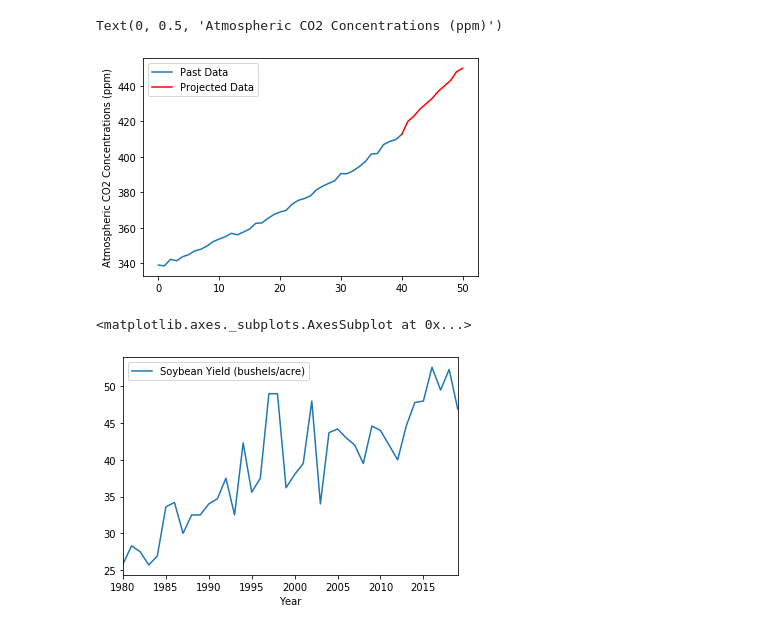
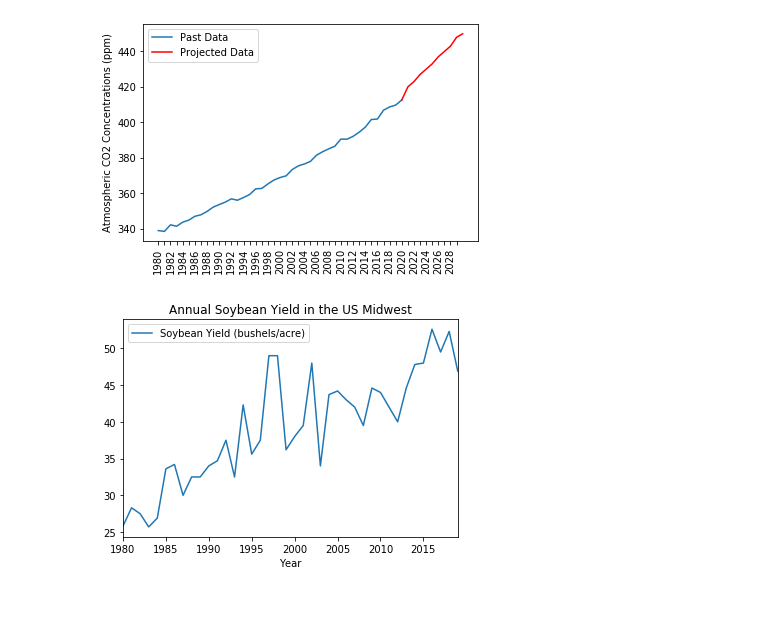
Before and after one commit to laniepreston/CapstoneCode, a Jupyter notebook: regression_models.ipynb, the cells around one changed output. Drawn from its saved outputs; the diff is of its cells as text; code cells hidden in the pictures; blank space fills up the shorter version.

```diff
--- a/regression_models.ipynb
+++ b/regression_models.ipynb
@@ -5,23 +6,26 @@ import matplotlib.pyplot as plt
 # %%
 #data on atmospheric carbon dioxide concentrations
 co2 = pd.read_excel("co2ppm.xlsx")
 
 y1 = co2['co2_ppm'].loc[:40]
 y2 = co2['co2_ppm'].loc[40:]
 
 plt.plot(co2['co2_ppm'].loc[:40], label="Past Data")
 plt.plot(co2['co2_ppm'].loc[40:], label="Projected Data", color='red')
+plt.xticks(np.arange(50), range(1980, 2030), rotation=90)
+ax=plt.gca()
+[label.set_visible(False) for (index,label) in enumerate(ax.xaxis.get_ticklabels()) if index % 2 != 0]
 plt.legend(loc="upper left")
 plt.ylabel("Atmospheric CO2 Concentrations (ppm)")
+
+annual_co2 = co2.set_index('Year')
 # %% [output]
-Text(0, 0.5, 'Atmospheric CO2 Concentrations (ppm)')
-[figure, old version]
+[figure, new version]
 # %%
 #data on soybean yields
 soy_yield = pd.read_excel("annual_midwest_soybean_yield.xlsx")
 
-
-soy_yield.plot(x ='Year', y='Soybean Yield (bushels/acre)', kind = 'line')
+soy_yield.plot(x ='Year', y='Soybean Yield (bushels/acre)', title = "Annual Soybean Yield in the US Midwest", kind = 'line')
+annual_soy_yield = soy_yield.set_index('Year')
 # %% [output]
-<matplotlib.axes._subplots.AxesSubplot at 0x...>
-[figure, old version]
+[figure, new version]
```
Also changed, not shown: parts of 5 cells of this notebook, 4 other files.
